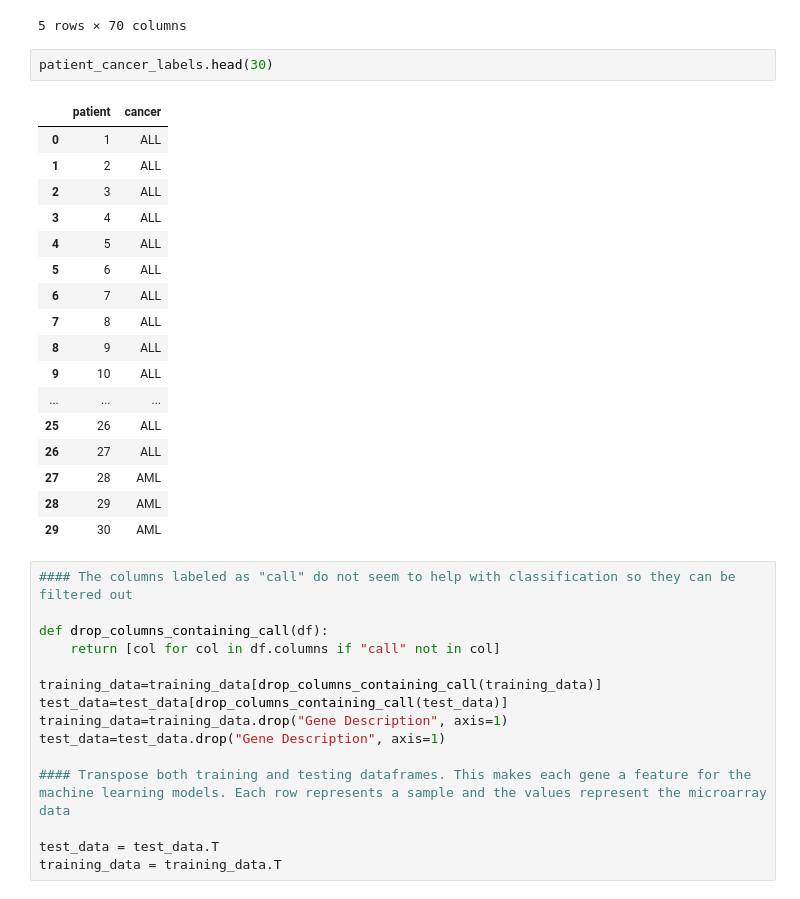
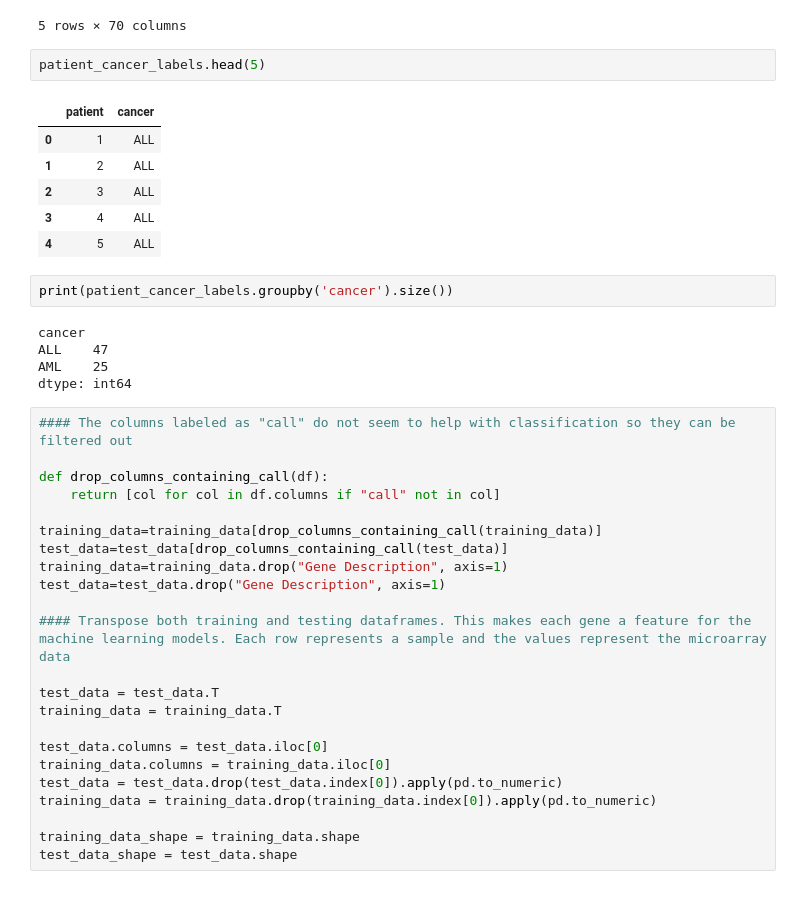
Before and after one commit to anishpdalal/molecular-classification-of-leukemias, a Jupyter notebook: Molecular Classification of ALL or AML by Gene Expression Monitoring.ipynb, the cells around one changed output. Cells and saved outputs as stored; diff of their text form.

```diff
--- a/Molecular Classification of ALL or AML by Gene Expression Monitoring.ipynb
+++ b/Molecular Classification of ALL or AML by Gene Expression Monitoring.ipynb
@@ -58,25 +59,21 @@ test_data.head()
 | 4 | AFFX-BioC-3_at (endogenous control) | AFFX-BioC-3_at | -224 | A | -226 | A | -211 | A | -289 | ... |
 5 rows × 70 columns
 # %%
-patient_cancer_labels.head(30)
+patient_cancer_labels.head(5)
 # %% [output]
 |  | patient | cancer |
 | 0 | 1 | ALL |
 | 1 | 2 | ALL |
 | 2 | 3 | ALL |
 | 3 | 4 | ALL |
 | 4 | 5 | ALL |
-| 5 | 6 | ALL |
-| 6 | 7 | ALL |
-| 7 | 8 | ALL |
-| 8 | 9 | ALL |
-| 9 | 10 | ALL |
-| ... | ... | ... |
-| 25 | 26 | ALL |
-| 26 | 27 | ALL |
-| 27 | 28 | AML |
-| 28 | 29 | AML |
-| 29 | 30 | AML |
+# %%
+print(patient_cancer_labels.groupby('cancer').size())
+# %% [output]
+cancer
+ALL    47
+AML    25
+dtype: int64
 # %%
 #### The columns labeled as "call" do not seem to help with classification so they can be filtered out
 
@@ -92,6 +89,14 @@ test_data=test_data.drop("Gene Description", axis=1)
 
 test_data = test_data.T
 training_data = training_data.T
+
+test_data.columns = test_data.iloc[0]
+training_data.columns = training_data.iloc[0]
+test_data = test_data.drop(test_data.index[0]).apply(pd.to_numeric)
+training_data = training_data.drop(training_data.index[0]).apply(pd.to_numeric)
+
+training_data_shape = training_data.shape
+test_data_shape = test_data.shape
 # %%
 print(training_data.shape)
 training_data.head()
```
Also changed, not shown: parts of 8 cells of this notebook.
